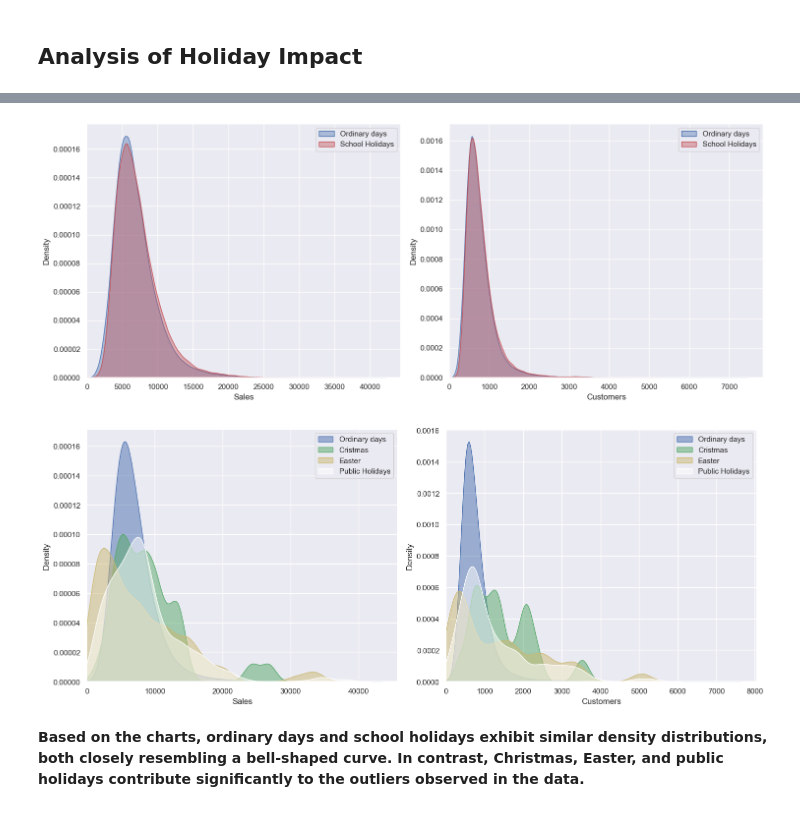
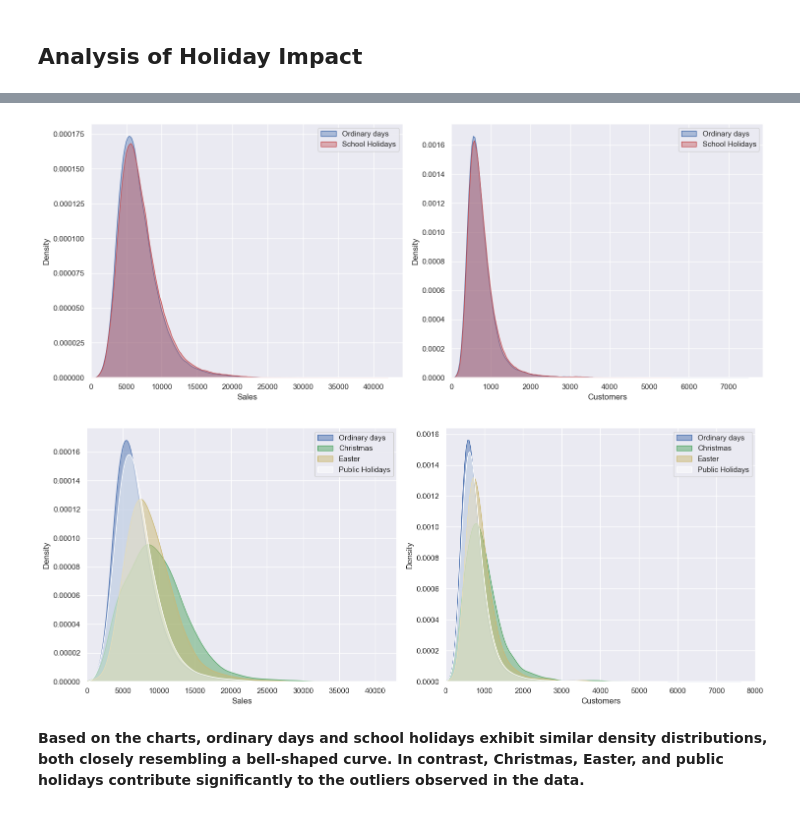
Before and after one commit to Tais19991/Data-Analysis, a Jupyter notebook: Sales_EDA_ANOVA_Prophet/Sales_EDA_Anova.ipynb, the cells around one changed output, grey strips where cells are left out. Drawn from its saved outputs; the diff is of its cells as text; code cells hidden in the pictures.

```diff
--- a/Sales_EDA_ANOVA_Prophet/Sales_EDA_Anova.ipynb
+++ b/Sales_EDA_ANOVA_Prophet/Sales_EDA_Anova.ipynb
@@ -639,0 +734,31 @@ public = df[df['Public_holiday'] == 1]
+# %%
+# Function to compute date window
+def compute_date_window(row, window_before, window_after):
+    date = row['Date']
+    # Generate a full range of dates for the window
+    date_window = pd.date_range(
+        start=date - pd.Timedelta(days=window_before),
+        end=date + pd.Timedelta(days=window_after)
+    )
+    return date_window
+
+expanded_rows = []
+
+for _, row in public_holidays.iterrows():
+    date_window = compute_date_window(row=row, window_before=window_before, window_after=window_after)
+    for window_date in date_window:
+        expanded_rows.append({'Date': window_date, 'Holiday_Label': row['Holiday_Label']})
+
+expanded_public_holidays_df = pd.DataFrame(expanded_rows)
+expanded_public_holidays_df = expanded_holidays_df.sort_values(by='Date').reset_index(drop=True)
+# %%
+# Lets concatenate our expanded Public holidays and School holidays
+school_holidays = holidays[holidays['Holiday_Label'] == 'School Holiday']
+result_holidays = pd.concat([expanded_public_holidays_df, school_holidays], axis=0, ignore_index=True)
+# %%
+# Merge result holidays with df
+sales_customers_df = df[['Sales', 'Customers', 'Date']]
+sales_in_holidays = pd.merge(result_holidays, sales_customers_df, how='inner', on='Date')
+
+# Define working days
+sales_in_working_days = sales_customers_df[~sales_customers_df['Date'].isin(result_holidays['Date'])]
@@ -640,3 +798,11 @@ public = df[df['Public_holiday'] == 1]
+# %%
+# Make individual DataFrames for plotting
+main_holidays = sales_in_holidays[sales_in_holidays['Holiday_Label'].isin(['Christmas', 'Easter', 'Public Holiday'])]
+school_holidays = sales_in_holidays[sales_in_holidays['Holiday_Label'].isin(['School Holiday'])]
+christmas = sales_in_holidays[sales_in_holidays['Holiday_Label'].isin(['Christmas'])]
+easter = sales_in_holidays[sales_in_holidays['Holiday_Label'].isin(['Easter'])]
+public = sales_in_holidays[sales_in_holidays['Holiday_Label'].isin(['Public Holiday'])]
+working_days = sales_in_working_days
 # %%
 plt.figure(figsize=(15, 6))
 
@@ -644,36 +810,37 @@ cols = ['Sales', 'Customers']
 
 for i, column in enumerate(cols, 1):
   plt.subplot(1, 2, i)
   sns.kdeplot(working_days[column], label='Ordinary days', fill=True, color='b', alpha=0.4)
   sns.kdeplot(school_holidays[column], label='School Holidays', fill=True, color='r', alpha=0.4)
   plt.xlabel(f"{column}")
   plt.legend()
   plt.xlim(0, )
 
 
 plt.tight_layout()
 plt.show()
 
 plt.figure(figsize=(15, 6))
 
 cols = ['Sales', 'Customers']
 
 for i, column in enumerate(cols, 1):
   plt.subplot(1, 2, i)
 
   sns.kdeplot(working_days[column], label='Ordinary days', fill=True, color='b', alpha=0.5, bw_method=0.2)
-  sns.kdeplot(cristmas[column], label='Cristmas', fill=True, color='g', alpha=0.5, bw_method=0.2)
+  sns.kdeplot(christmas[column], label='Christmas', fill=True, color='g', alpha=0.5, bw_method=0.2)
   sns.kdeplot(easter[column], label='Easter', fill=True, color='y', alpha=0.5, bw_method=0.2)
   sns.kdeplot(public[column], label='Public Holidays', fill=True, color='w', alpha=0.5, bw_method=0.2)
   plt.xlabel(f"{column}")
   plt.legend()
   plt.xlim(0, )
 
+
 plt.tight_layout()
 plt.show()
 # %% [output]
-[figure, old version]
+[figure, new version]
-[figure, old version]
+[figure, new version]
 # %% [markdown]
 **Based on the charts, ordinary days and school holidays exhibit similar density distributions, both closely resembling a bell-shaped curve. In contrast, Christmas, Easter, and public holidays contribute significantly to the outliers observed in the data.**
 # %%
```
Also changed, not shown: parts of 33 cells of this notebook, 3 other files.
